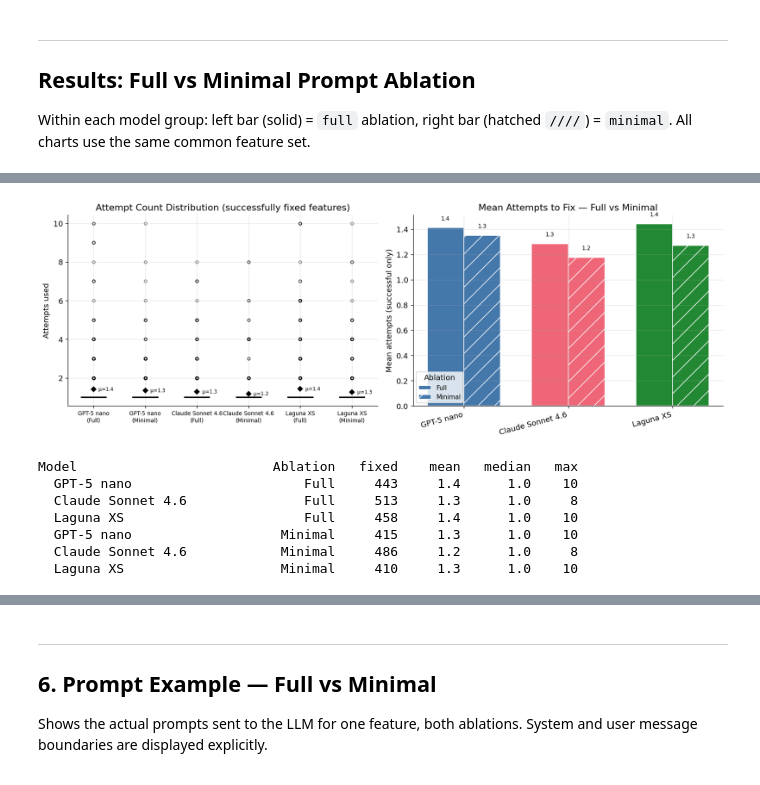
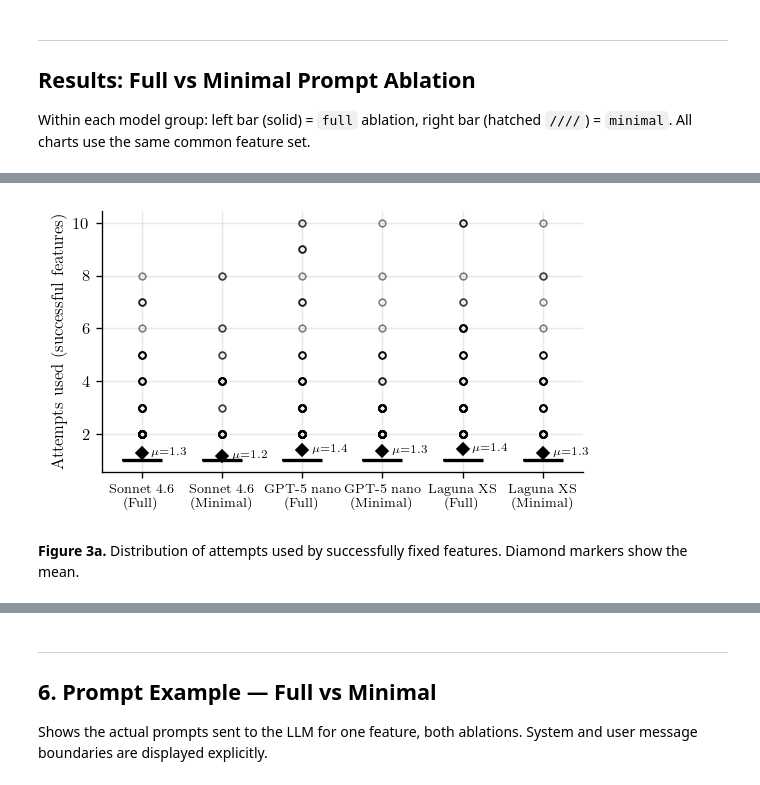
Before and after one commit to alschena/eiffel-tools, a Jupyter notebook: draft-paper/experiments/analysis.ipynb, the cells around one changed output, grey strips where cells are left out. Cells and saved outputs as stored; diff of their text form; code cells hidden in the pictures.

```diff
--- a/draft-paper/experiments/analysis.ipynb
+++ b/draft-paper/experiments/analysis.ipynb
@@ -27,13 +52,13 @@ plt.rcParams.update({
 # %%
 # ── Configuration ─────────────────────────────────────────────────────────────
 MODELS = [
+    "anthropic/claude-sonnet-4.6",
     "openai/gpt-5-nano",
-    "anthropic/claude-sonnet-4.6",
     "poolside/laguna-xs.2:free",
 ]
 MODEL_LABELS = {
     "openai/gpt-5-nano":           "GPT-5 nano",
-    "anthropic/claude-sonnet-4.6": "Claude Sonnet 4.6",
+    "anthropic/claude-sonnet-4.6": "Sonnet 4.6",
     "poolside/laguna-xs.2:free":   "Laguna XS",
 }
 ABLATIONS       = ["full", "minimal"]
@@ -145,7 +198,7 @@ for m in MODELS:
                     ix_rows.append({"model": m, "label": MODEL_LABELS[m], "wait": t})
 df_ix = pd.DataFrame(ix_rows)
 
-fig, axes = plt.subplots(1, 2, figsize=(13, 5))
+fig, axes = plt.subplots(1, 2, figsize=(4.8, 2.0))
 
 ax = axes[0]
 box_data = [df_ix[df_ix["model"] == m]["wait"].values for m in MODELS]
@@ -157,7 +210,6 @@ for patch, c in zip(bp["boxes"], COLORS):
     patch.set_facecolor(c)
 ax.set_xticklabels([MODEL_LABELS[m] for m in MODELS], rotation=15, ha="right")
 ax.set_ylabel("OpenRouter wait time per attempt (s)")
-ax.set_title("OpenRouter Wait Time per Attempt (both ablations combined)")
 for i, (m, d) in enumerate(zip(MODELS, box_data), 1):
     if len(d):
         ax.text(i, -ax.get_ylim()[1] * 0.06,
@@ -171,8 +223,7 @@ for i, m in enumerate(MODELS):
     cdf = np.arange(1, len(d) + 1) / len(d) * 100
     ax.plot(d, cdf, color=COLORS[i], linewidth=2, label=MODEL_LABELS[m])
 ax.set_xlabel("OpenRouter wait time per attempt (s)")
-ax.set_ylabel("Cumulative % of attempts")
-ax.set_title("CDF of OpenRouter Wait Time per Attempt")
+ax.set_ylabel("Cumulative \\% of attempts")
 ax.set_ylim(0, 108)
 ax.legend(fontsize=9)
 for i, m in enumerate(MODELS):
@@ -184,7 +235,7 @@ for i, m in enumerate(MODELS):
         ax.axvline(v, color=COLORS[i], linestyle=ls, linewidth=1, alpha=0.5)
 
 plt.tight_layout()
-plt.savefig("analysis_or_queue.png", bbox_inches="tight")
+plt.savefig("analysis_or_queue.pdf", bbox_inches="tight")
 plt.show()
 
 print(f"{'Model':<30} {'attempts':>8}  {'p50':>7}  {'p75':>7}  {'p95':>7}  {'max':>7}")
@@ -292,75 +416,36 @@ plt.show()
 # %%
-### 3.  Attempt Count Distribution — Full vs Minimal
-fig, axes = plt.subplots(1, 2, figsize=(14, 5))
+### 3a.  Attempt Count Distribution — Boxplots
+from matplotlib.patches import Patch
 
-# Left: boxplots — 6 boxes in model-paired order
 box_vals, box_labels, box_colors, box_hatches = [], [], [], []
 for ci, m in enumerate(MODELS):
     for abl in ABLATIONS:
         vals = [r["llm_interactions"] for r in data_ma[(m, abl)]
                 if r["success"] and r["llm_interactions"] > 0]
         box_vals.append(vals)
         box_labels.append(f"{MODEL_LABELS[m]}\n({ABLATION_LABELS[abl]})")
         box_colors.append(COLORS[ci])
         box_hatches.append(ABLATION_HATCH[abl])
 
-ax = axes[0]
+fig, ax = plt.subplots(figsize=(4.8, 2.8))
 bp = ax.boxplot(box_vals, patch_artist=True,
                 medianprops=dict(color="black", linewidth=2),
                 flierprops=dict(marker="o", markersize=4, alpha=0.5))
 for patch, color, hatch in zip(bp["boxes"], box_colors, box_hatches):
     patch.set_facecolor(color)
     patch.set_hatch(hatch)
 ax.set_xticklabels(box_labels, fontsize=8)
-ax.set_ylabel("Attempts used")
-ax.set_title("Attempt Count Distribution (successfully fixed features)")
+ax.set_ylabel("Attempts used (successful features)")
 for i, vals in enumerate(box_vals, 1):
     if vals:
         mn = np.mean(vals)
         ax.plot(i, mn, "D", color="black", zorder=5, ms=5)
-        ax.text(i + 0.1, mn, f"μ={mn:.1f}", va="center", fontsize=7)
-
-# Right: mean attempts per model, full vs minimal
-ax = axes[1]
-bar_w = 0.35
-xpos  = np.arange(n_m)
-for ai, abl in enumerate(ABLATIONS):
-    means = []
-    for m in MODELS:
-        vals = [r["llm_interactions"] for r in data_ma[(m, abl)]
-                if r["success"] and r["llm_interactions"] > 0]
-        means.append(np.mean(vals) if vals else 0)
-    offset = (ai - len(ABLATIONS) / 2 + 0.5) * bar_w
-    bars = ax.bar(xpos + offset, means, bar_w,
-                  color=COLORS, hatch=ABLATION_HATCH[abl], edgecolor="white",
-                  label=ABLATION_LABELS[abl])
-    for bar, v in zip(bars, means):
-        ax.text(bar.get_x() + bar.get_width() / 2, bar.get_height() + 0.05,
-                f"{v:.1f}", ha="center", va="bottom", fontsize=8)
-ax.set_xticks(xpos)
-ax.set_xticklabels([MODEL_LABELS[m] for m in MODELS], rotation=15, ha="right")
-ax.set_ylabel("Mean attempts (successful only)")
-ax.set_title("Mean Attempts to Fix — Full vs Minimal")
-ax.legend(title="Ablation", fontsize=9)
+        ax.text(i + 0.12, mn, f"$\\mu$={mn:.1f}", va="center", fontsize=7)
 
 plt.tight_layout()
-plt.savefig("analysis_3_attempts.png", bbox_inches="tight")
+plt.savefig("analysis_3a_attempts_box.pdf", bbox_inches="tight")
 plt.show()
-
-print(f"\n{'Model':<28}  {'Ablation':>8}  {'fixed':>6}  {'mean':>6}  {'median':>7}  {'max':>4}")
-for abl in ABLATIONS:
-    for m in MODELS:
-        a = [r["llm_interactions"] for r in data_ma[(m, abl)]
-             if r["success"] and r["llm_interactions"] > 0]
-        if a:
-            print(f"  {MODEL_LABELS[m]:<26}  {ABLATION_LABELS[abl]:>8}  {len(a):>6}  "
-                  f"{np.mean(a):>6.1f}  {np.median(a):>7.1f}  {max(a):>4}")
 # %% [output]
-[figure, old version]
+[figure, new version]
-Model                         Ablation   fixed    mean   median   max
-  GPT-5 nano                      Full     443     1.4      1.0    10
-  Claude Sonnet 4.6               Full     513     1.3      1.0     8
-  Laguna XS                       Full     458     1.4      1.0    10
-  GPT-5 nano                   Minimal     415     1.3      1.0    10
-  Claude Sonnet 4.6            Minimal     486     1.2      1.0     8
-  Laguna XS                    Minimal     410     1.3      1.0    10
+# %% [markdown]
+**Figure 3a.** Distribution of attempts used by successfully fixed features. Diamond markers show the mean.
```
Also changed, not shown: parts of 32 cells of this notebook, 10 other files.
